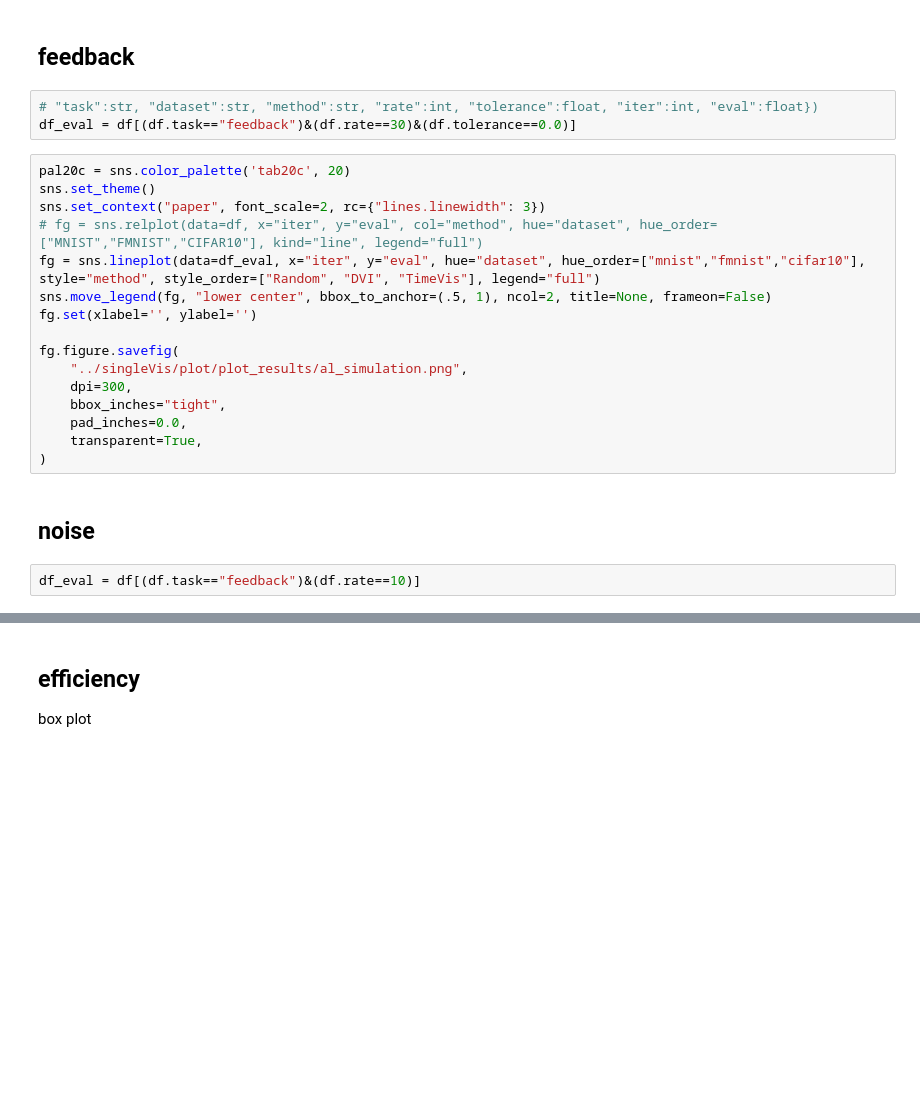
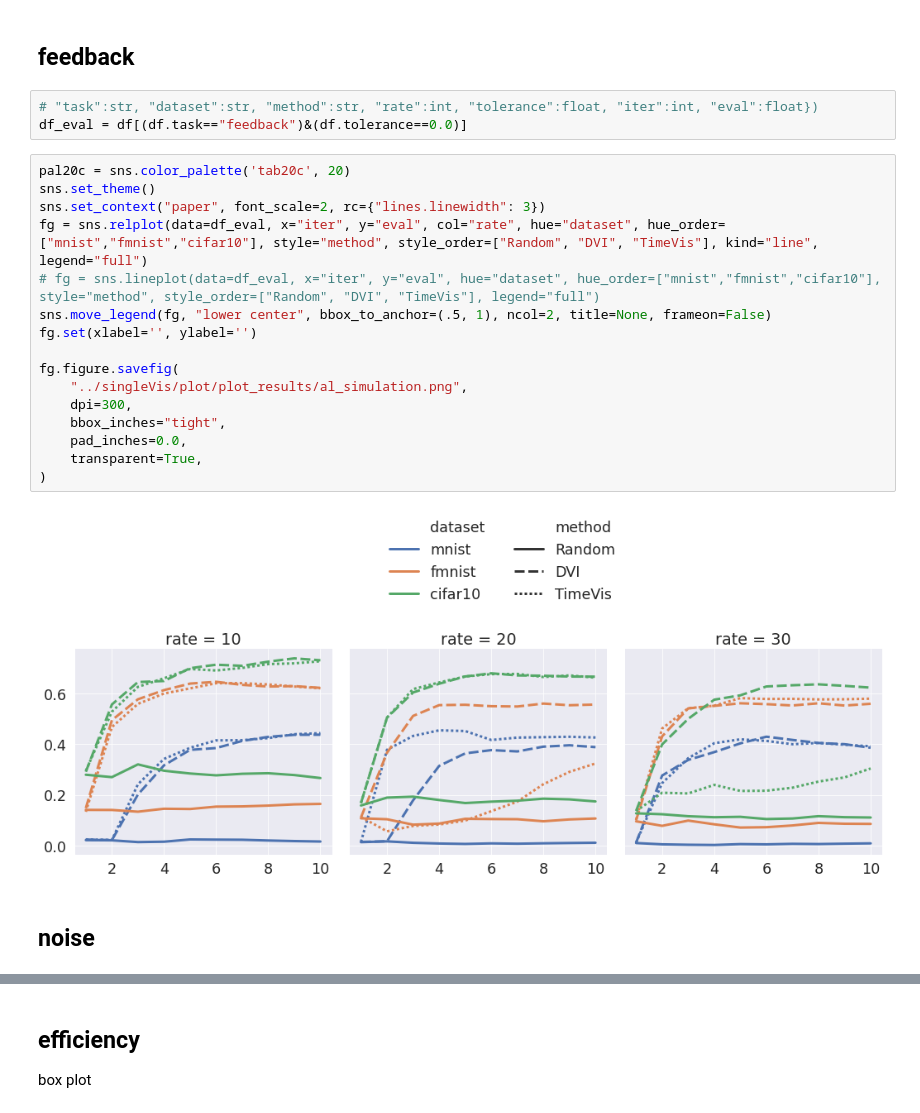
Before and after one commit to xianglinyang/DeepDebugger, a Jupyter notebook: experiments/trajectory_plot.ipynb, the cells around one changed output, grey strips where cells are left out. Drawn from its saved outputs; the diff is of its cells as text; blank space fills up the shorter version.

```diff
--- a/experiments/trajectory_plot.ipynb
+++ b/experiments/trajectory_plot.ipynb
@@ -14,25 +14,25 @@ df = pd.read_excel(eval_path, index_col=0, dtype={"task":str, "dataset":str, "me
 ## feedback
 # %%
 # "task":str, "dataset":str, "method":str, "rate":int, "tolerance":float, "iter":int, "eval":float})
-df_eval = df[(df.task=="feedback")&(df.rate==30)&(df.tolerance==0.0)]
+df_eval = df[(df.task=="feedback")&(df.tolerance==0.0)]
 # %%
 pal20c = sns.color_palette('tab20c', 20)
 sns.set_theme()
 sns.set_context("paper", font_scale=2, rc={"lines.linewidth": 3})
-# fg = sns.relplot(data=df, x="iter", y="eval", col="method", hue="dataset", hue_order=["MNIST","FMNIST","CIFAR10"], kind="line", legend="full")
-fg = sns.lineplot(data=df_eval, x="iter", y="eval", hue="dataset", hue_order=["mnist","fmnist","cifar10"], style="method", style_order=["Random", "DVI", "TimeVis"], legend="full")
+fg = sns.relplot(data=df_eval, x="iter", y="eval", col="rate", hue="dataset", hue_order=["mnist","fmnist","cifar10"], style="method", style_order=["Random", "DVI", "TimeVis"], kind="line", legend="full")
+# fg = sns.lineplot(data=df_eval, x="iter", y="eval", hue="dataset", hue_order=["mnist","fmnist","cifar10"], style="method", style_order=["Random", "DVI", "TimeVis"], legend="full")
 sns.move_legend(fg, "lower center", bbox_to_anchor=(.5, 1), ncol=2, title=None, frameon=False)
 fg.set(xlabel='', ylabel='')
 
 fg.figure.savefig(
     "../singleVis/plot/plot_results/al_simulation.png",
     dpi=300,
     bbox_inches="tight",
     pad_inches=0.0,
     transparent=True,
 )
+# %% [output]
+[figure, added]
 # %% [markdown]
 ## noise
-# %%
-df_eval = df[(df.task=="feedback")&(df.rate==10)]
 # %%
```
Also changed, not shown: parts of 12 cells of this notebook.
